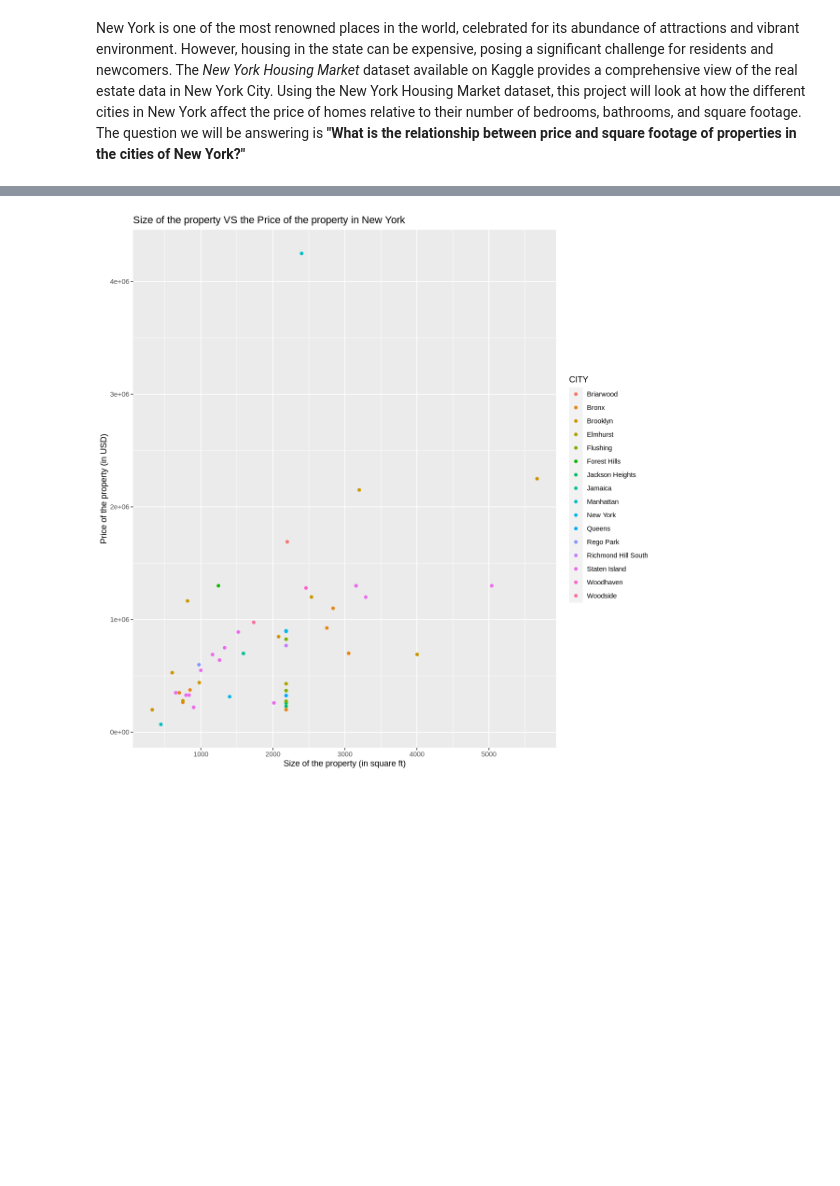
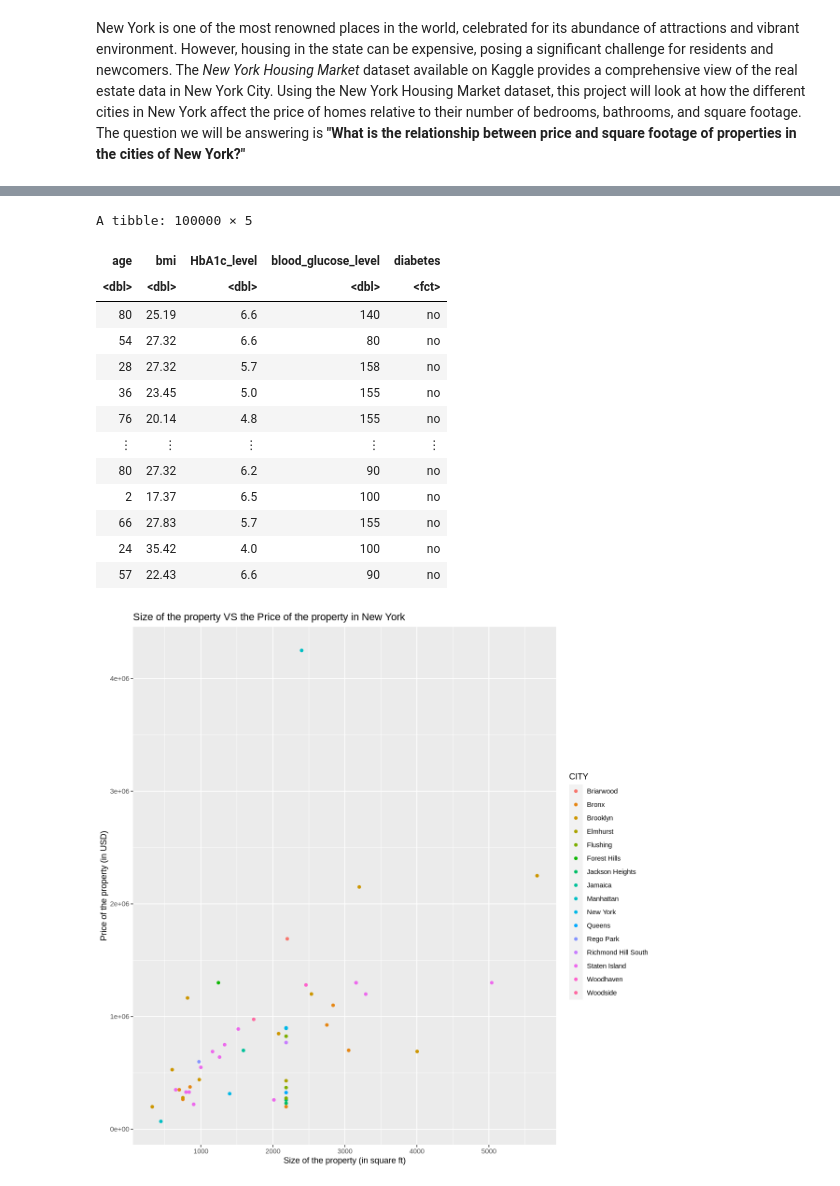
Before and after one commit to aikosumarno/dsci-100-2023w2-group-21, a Jupyter notebook: group_project_proposal.ipynb, the cells around one changed output, grey strips where cells are left out. Saved outputs shown, nothing was run; the diff lists cells and outputs as text; code cells hidden in the pictures; blank space fills up the shorter version.

```diff
--- a/group_project_proposal.ipynb
+++ b/group_project_proposal.ipynb
@@ -98,3 +74,22 @@ A tibble: 50 × 6
+# %%
+diabetes_tidy <- diabetes |>
+                    select(-gender, - hypertension, -heart_disease, -smoking_history)
+diabetes_tidy
+# %% [output]
+A tibble: 100000 × 5
+| age | bmi | HbA1c_level | blood_glucose_level | diabetes |
+| <dbl> | <dbl> | <dbl> | <dbl> | <fct> |
+| 80 | 25.19 | 6.6 | 140 | no |
+| 54 | 27.32 | 6.6 | 80 | no |
+| 28 | 27.32 | 5.7 | 158 | no |
+| 36 | 23.45 | 5.0 | 155 | no |
+| 76 | 20.14 | 4.8 | 155 | no |
+| ⋮ | ⋮ | ⋮ | ⋮ | ⋮ |
+| 80 | 27.32 | 6.2 | 90 | no |
+| 2 | 17.37 | 6.5 | 100 | no |
+| 66 | 27.83 | 5.7 | 155 | no |
+| 24 | 35.42 | 4.0 | 100 | no |
+| 57 | 22.43 | 6.6 | 90 | no |
 # %%
 options(repr.plot.height = 10, repr.plot.width = 10)
 price_sqft_plot <- newyork_tidy_sample |>
```
Also changed, not shown: parts of 10 cells of this notebook.
